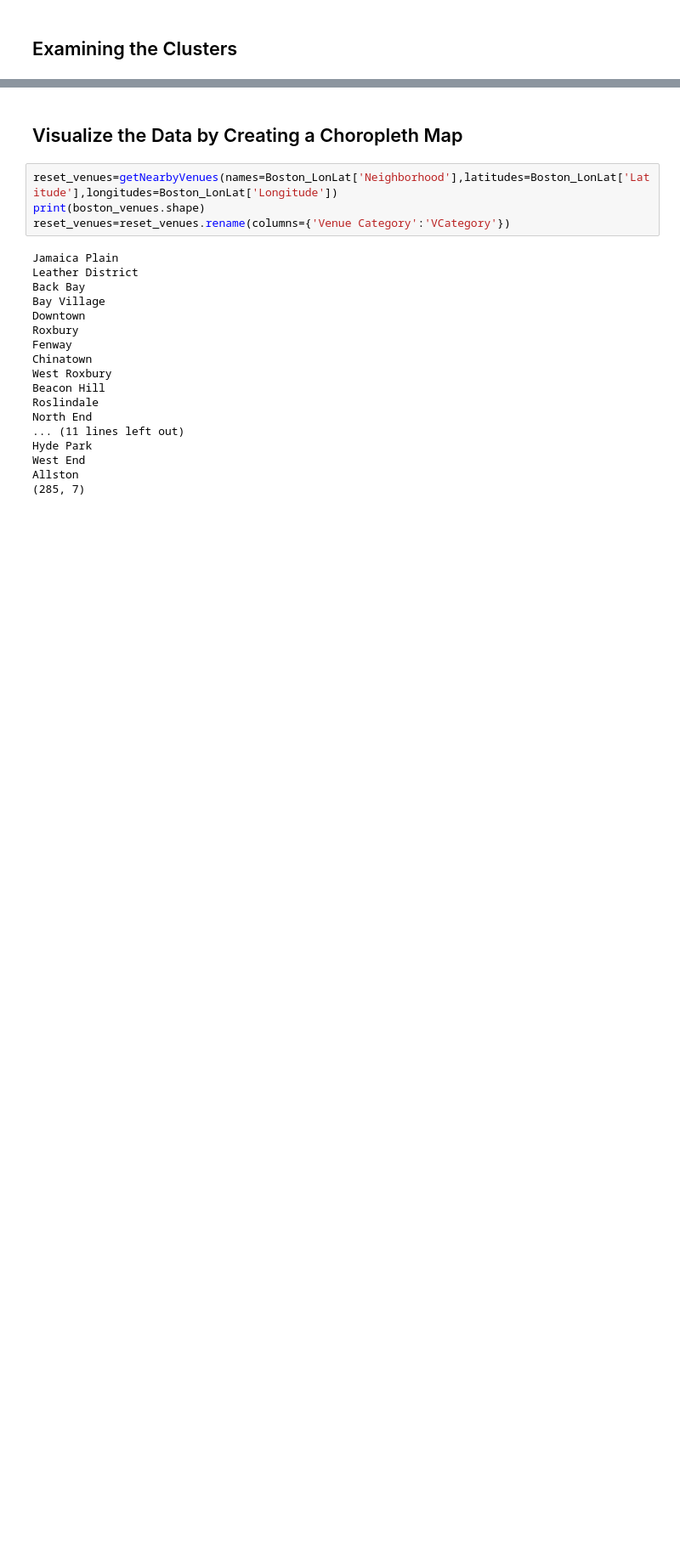
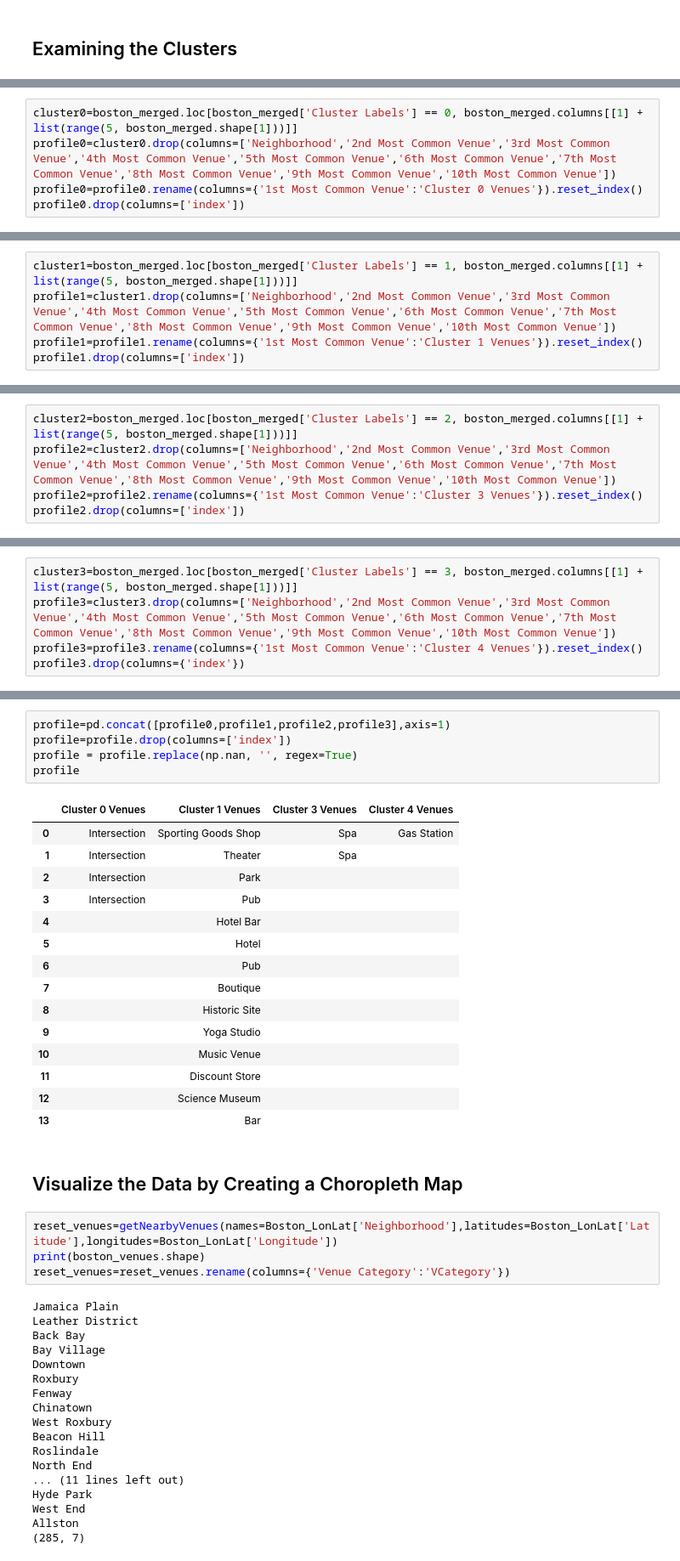
Before and after one commit to slagwankar/Coursera_Capstone, a Jupyter notebook: Capstone Project Notebook.ipynb, the cells around one changed output, grey strips where cells are left out. Shown at 85% size. Drawn from its saved outputs; the diff is of its cells as text; blank space fills up the shorter version.

Commit message:
Published from Watson Studio.

```diff
--- a/Capstone Project Notebook.ipynb
+++ b/Capstone Project Notebook.ipynb
@@ -452,0 +417,5 @@ cluster4.describe()
+# %%
+cluster0=boston_merged.loc[boston_merged['Cluster Labels'] == 0, boston_merged.columns[[1] + list(range(5, boston_merged.shape[1]))]]
+profile0=cluster0.drop(columns=['Neighborhood','2nd Most Common Venue','3rd Most Common Venue','4th Most Common Venue','5th Most Common Venue','6th Most Common Venue','7th Most Common Venue','8th Most Common Venue','9th Most Common Venue','10th Most Common Venue'])
+profile0=profile0.rename(columns={'1st Most Common Venue':'Cluster 0 Venues'}).reset_index()
+profile0.drop(columns=['index'])
@@ -452,0 +428,5 @@ cluster4.describe()
+# %%
+cluster1=boston_merged.loc[boston_merged['Cluster Labels'] == 1, boston_merged.columns[[1] + list(range(5, boston_merged.shape[1]))]]
+profile1=cluster1.drop(columns=['Neighborhood','2nd Most Common Venue','3rd Most Common Venue','4th Most Common Venue','5th Most Common Venue','6th Most Common Venue','7th Most Common Venue','8th Most Common Venue','9th Most Common Venue','10th Most Common Venue'])
+profile1=profile1.rename(columns={'1st Most Common Venue':'Cluster 1 Venues'}).reset_index()
+profile1.drop(columns=['index'])
@@ -452,0 +449,5 @@ cluster4.describe()
+# %%
+cluster2=boston_merged.loc[boston_merged['Cluster Labels'] == 2, boston_merged.columns[[1] + list(range(5, boston_merged.shape[1]))]]
+profile2=cluster2.drop(columns=['Neighborhood','2nd Most Common Venue','3rd Most Common Venue','4th Most Common Venue','5th Most Common Venue','6th Most Common Venue','7th Most Common Venue','8th Most Common Venue','9th Most Common Venue','10th Most Common Venue'])
+profile2=profile2.rename(columns={'1st Most Common Venue':'Cluster 3 Venues'}).reset_index()
+profile2.drop(columns=['index'])
@@ -452,0 +458,5 @@ cluster4.describe()
+# %%
+cluster3=boston_merged.loc[boston_merged['Cluster Labels'] == 3, boston_merged.columns[[1] + list(range(5, boston_merged.shape[1]))]]
+profile3=cluster3.drop(columns=['Neighborhood','2nd Most Common Venue','3rd Most Common Venue','4th Most Common Venue','5th Most Common Venue','6th Most Common Venue','7th Most Common Venue','8th Most Common Venue','9th Most Common Venue','10th Most Common Venue'])
+profile3=profile3.rename(columns={'1st Most Common Venue':'Cluster 4 Venues'}).reset_index()
+profile3.drop(columns={'index'})
@@ -453,3 +466,24 @@ cluster4.describe()
+# %%
+profile=pd.concat([profile0,profile1,profile2,profile3],axis=1)
+profile=profile.drop(columns=['index'])
+profile = profile.replace(np.nan, '', regex=True)
+profile
+# %% [output]
+|  | Cluster 0 Venues | Cluster 1 Venues | Cluster 3 Venues | Cluster 4 Venues |
+| 0 | Intersection | Sporting Goods Shop | Spa | Gas Station |
+| 1 | Intersection | Theater | Spa |  |
+| 2 | Intersection | Park |  |  |
+| 3 | Intersection | Pub |  |  |
+| 4 |  | Hotel Bar |  |  |
+| 5 |  | Hotel |  |  |
+| 6 |  | Pub |  |  |
+| 7 |  | Boutique |  |  |
+| 8 |  | Historic Site |  |  |
+| 9 |  | Yoga Studio |  |  |
+| 10 |  | Music Venue |  |  |
+| 11 |  | Discount Store |  |  |
+| 12 |  | Science Museum |  |  |
+| 13 |  | Bar |  |  |
 # %% [markdown]
 ## Visualize the Data by Creating a Choropleth Map
 # %%
```
Also changed, not shown: parts of 11 cells of this notebook.
